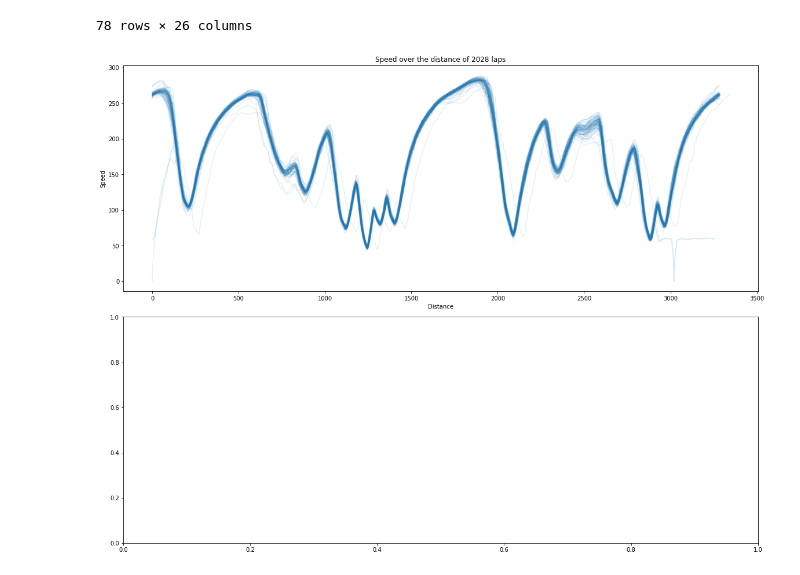
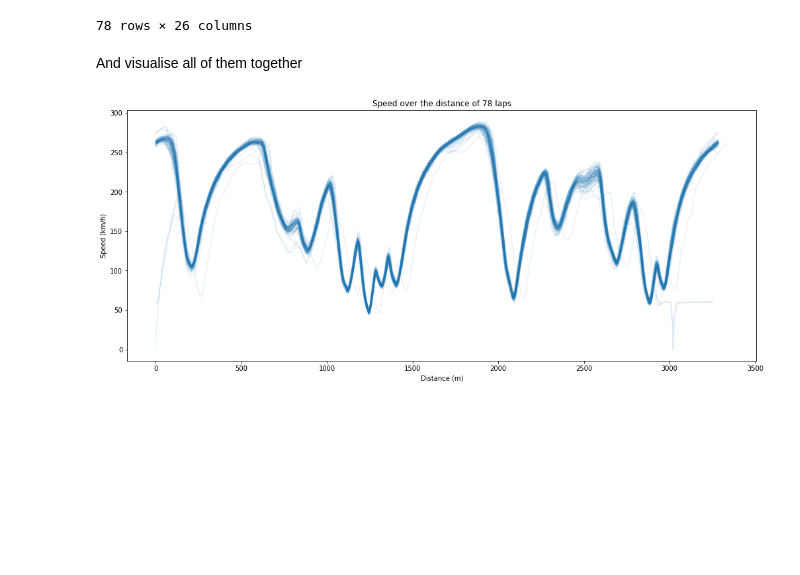
Before and after one commit to CiaranMcAndrew/f1ml, a Jupyter notebook: f1-analysis.ipynb, the cells around one changed output. Cells and saved outputs as stored; diff of their text form; code cells hidden in the pictures; blank space fills up the shorter version.

```diff
--- a/f1-analysis.ipynb
+++ b/f1-analysis.ipynb
@@ -128,6 +128,10 @@ fig.colorbar(sc, ax=ax)
 Lets start by looking at speed by distance for the fastest lap
 # %%
 import matplotlib.pyplot as plt
+
+laps = session.load_laps(with_telemetry=True)
+fastest_lap = laps.pick_fastest()
+telemetry = fastest_lap.get_telemetry()
 
 d = telemetry["Distance"]
 v = telemetry["Speed"]
@@ -135,7 +139,7 @@ v = telemetry["Speed"]
 fig = plt.figure(figsize=(16,12))
 ax = fig.add_subplot()
 line = ax.plot(d,v)
-ax.set_xlabel("Distance")
-ax.set_ylabel("Speed")
+ax.set_xlabel("Distance (m)")
+ax.set_ylabel("Speed (km/h)")
 ax.grid(visible=True)
 # %% [output]
@@ -159,17 +174,19 @@ ham_laps
 | 419 | 0 days 02:11:41.884000 | 44 | 0 days 00:01:16.050000 | 77.0 | 3.0 | NaT | NaT | 0 days 00:00:19.899000 | 0 days 00:00:35.537000 | ... |
 | 420 | 0 days 02:12:59.887000 | 44 | 0 days 00:01:18.003000 | 78.0 | 3.0 | NaT | NaT | 0 days 00:00:20.193000 | 0 days 00:00:36.406000 | ... |
 78 rows × 26 columns
+# %% [markdown]
+And visualise all of them together
 # %%
 import matplotlib.pyplot as plt
 
-fig, axes = plt.subplots(nrows=2, figsize=(16, 12), constrained_layout=True)
-
-axes[0].set_title(f"Speed over the distance of {ham_laps.size} laps")
-axes[0].set_xlabel("Distance")
-axes[0].set_ylabel("Speed")
+fig, axes = plt.subplots(nrows=1, figsize=(14, 6), constrained_layout=True)
+ax = axes
+ax.set_title(f"Speed over the distance of {ham_laps.shape[0]} laps")
+ax.set_xlabel("Distance (m)")
+ax.set_ylabel("Speed (km/h)")
 
 for index, lap in ham_laps.iterlaps():
     t = lap.get_telemetry()
-    axes[0].plot(t["Distance"], t["Speed"], color="C0", alpha=0.1)
+    ax.plot(t["Distance"], t["Speed"], color="C0", alpha=0.1)
 # %% [output]
-[figure, old version]
+[figure, new version]
```
Also changed, not shown: parts of 14 cells of this notebook.
